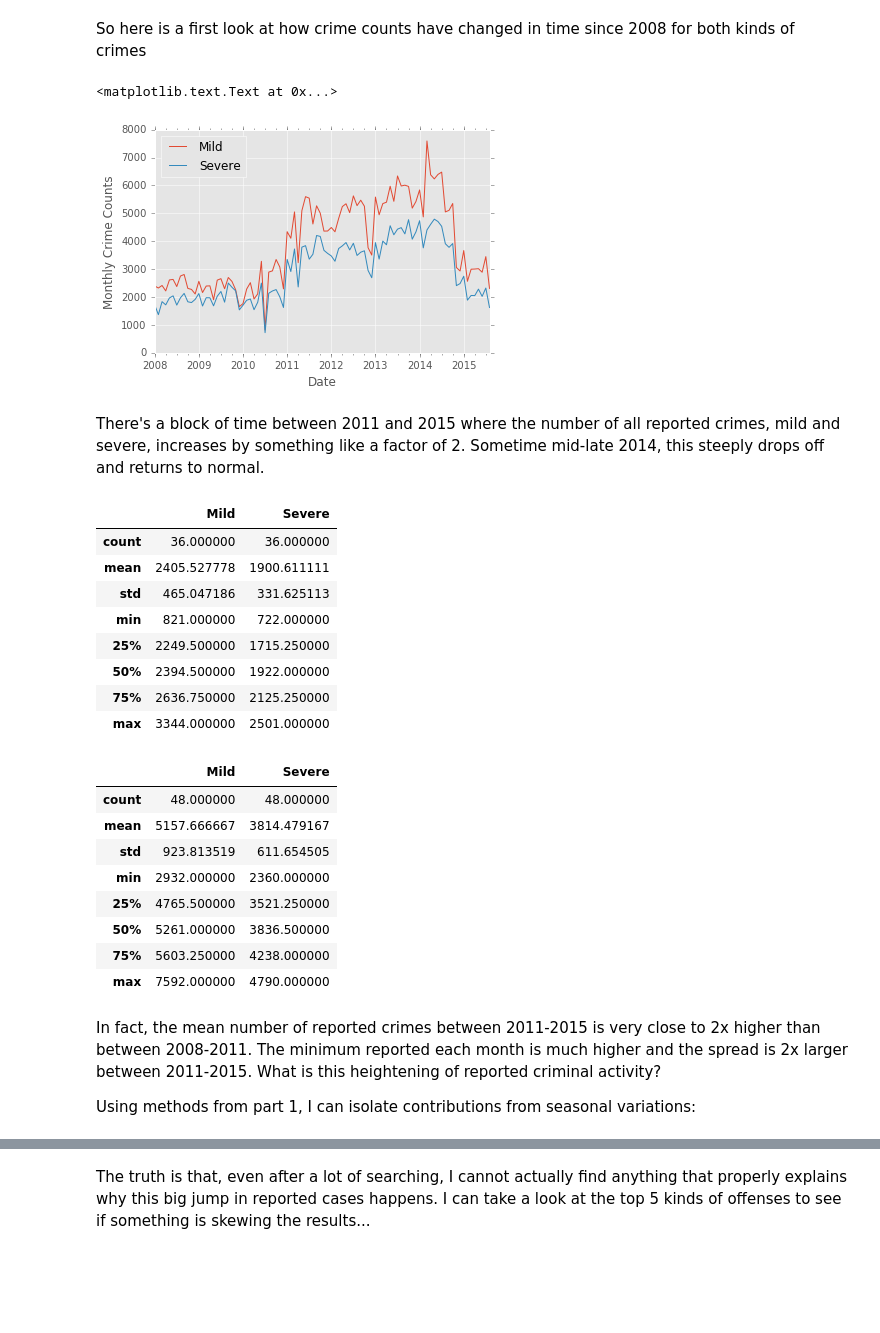
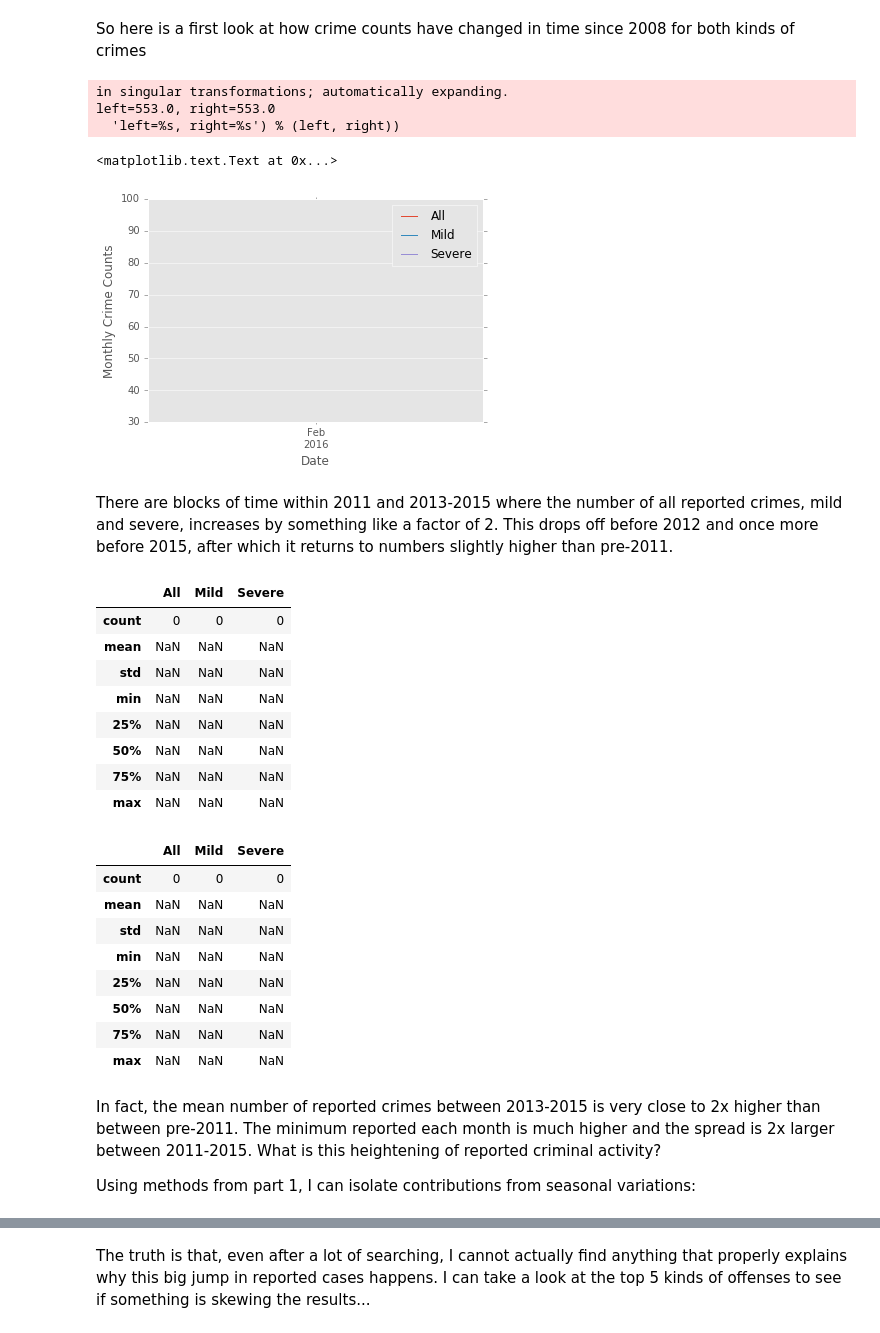
Before and after one commit to RaySSharma/crime-activity-seattle, a Jupyter notebook: CrimeActivitySeattle.ipynb, the cells around one changed output, grey strips where cells are left out. Cells and saved outputs as stored; diff of their text form; code cells hidden in the pictures; blank space fills up the shorter version.

```diff
--- a/CrimeActivitySeattle.ipynb
+++ b/CrimeActivitySeattle.ipynb
@@ -43,5 +37,0 @@ I'll strip away headers that I don't think are useful, e.g. we don't need 'locat
-# %%
-crimes = crimes[['Summarized Offense Description','District/Sector', 'Zone/Beat', 'Latitude', 'Longitude']].dropna()
-crimes = crimes[(crimes['Latitude'] != 0.0) & (crimes['Longitude'] != 0.0)]
-crimes = crimes[crimes.index >= '2008-01-01']
-len(crimes)
@@ -73,0 +64,6 @@ Name: Summarized Offense Description, dtype: int64
+# %%
+crimes = crimes[['Summarized Offense Description','District/Sector', 'Zone/Beat', 'Latitude', 'Longitude']].dropna()
+crimes = crimes[(crimes['Latitude'] != 0.0) & (crimes['Longitude'] != 0.0)]
+crimes = crimes[:'2008-01-01']
+crimes = crimes[crimes['Summarized Offense Description'].str.capitalize() != '[inc - case dc use only]']
+len(crimes)
@@ -81,41 +81,46 @@ crimes['Severe'] = np.in1d(crimes['Summarized Offense Description'].str.capitali
 So here is a first look at how crime counts have changed in time since 2008 for both kinds of crimes
 # %%
 crime_counts = pd.DataFrame({'Severe': pd.Series(crimes[crimes['Severe'] == True].index.value_counts().resample('M', how='sum')),
-                                    'Mild': pd.Series(crimes[crimes['Severe'] == False].index.value_counts().resample('M', how='sum'))})
+                                    'Mild': pd.Series(crimes[crimes['Severe'] == False].index.value_counts().resample('M', how='sum')),
+                                    'All': pd.Series(crimes.index.value_counts().resample('M', how='sum'))})
+crime_counts = crime_counts.fillna(0)
 crime_counts.plot()
 plt.xlabel('Date')
 plt.ylabel('Monthly Crime Counts')
 # %% [output]
-<matplotlib.text.Text at 0x...>
+in singular transformations; automatically expanding.
+left=553.0, right=553.0
+  'left=%s, right=%s') % (left, right))
+<matplotlib.text.Text at 0x...>
-[figure, old version]
+[figure, new version]
 # %% [markdown]
-There's a block of time between 2011 and 2015 where the number of all reported crimes, mild and severe, increases by something like a factor of 2. Sometime mid-late 2014, this steeply drops off and returns to normal.
+There are blocks of time within 2011 and 2013-2015 where the number of all reported crimes, mild and severe, increases by something like a factor of 2. This drops off before 2012 and once more before 2015, after which it returns to numbers slightly higher than pre-2011.
 # %%
 crime_counts[:'2011-01-01'].describe()
 # %% [output]
-|  | Mild | Severe |
-| count | 36.000000 | 36.000000 |
-| mean | 2405.527778 | 1900.611111 |
-| std | 465.047186 | 331.625113 |
-| min | 821.000000 | 722.000000 |
-| 25% | 2249.500000 | 1715.250000 |
-| 50% | 2394.500000 | 1922.000000 |
-| 75% | 2636.750000 | 2125.250000 |
-| max | 3344.000000 | 2501.000000 |
+|  | All | Mild | Severe |
+| count | 0 | 0 | 0 |
+| mean | NaN | NaN | NaN |
+| std | NaN | NaN | NaN |
+| min | NaN | NaN | NaN |
+| 25% | NaN | NaN | NaN |
+| 50% | NaN | NaN | NaN |
+| 75% | NaN | NaN | NaN |
+| max | NaN | NaN | NaN |
 # %%
-crime_counts['2011-01-01':'2015-01-01'].describe()
+crime_counts['2013-01-01':'2015-01-01'].describe()
 # %% [output]
-|  | Mild | Severe |
-| count | 48.000000 | 48.000000 |
-| mean | 5157.666667 | 3814.479167 |
-| std | 923.813519 | 611.654505 |
-| min | 2932.000000 | 2360.000000 |
-| 25% | 4765.500000 | 3521.250000 |
-| 50% | 5261.000000 | 3836.500000 |
-| 75% | 5603.250000 | 4238.000000 |
-| max | 7592.000000 | 4790.000000 |
+|  | All | Mild | Severe |
+| count | 0 | 0 | 0 |
+| mean | NaN | NaN | NaN |
+| std | NaN | NaN | NaN |
+| min | NaN | NaN | NaN |
+| 25% | NaN | NaN | NaN |
+| 50% | NaN | NaN | NaN |
+| 75% | NaN | NaN | NaN |
+| max | NaN | NaN | NaN |
 # %% [markdown]
-In fact, the mean number of reported crimes between 2011-2015 is very close to 2x higher than between 2008-2011. The minimum reported each month is much higher and the spread is 2x larger between 2011-2015. What is this heightening of reported criminal activity?
+In fact, the mean number of reported crimes between 2013-2015 is very close to 2x higher than between pre-2011. The minimum reported each month is much higher and the spread is 2x larger between 2011-2015. What is this heightening of reported criminal activity?
 
 Using methods from part 1, I can isolate contributions from seasonal variations:
 # %%
```
Also changed, not shown: parts of 26 cells of this notebook.
